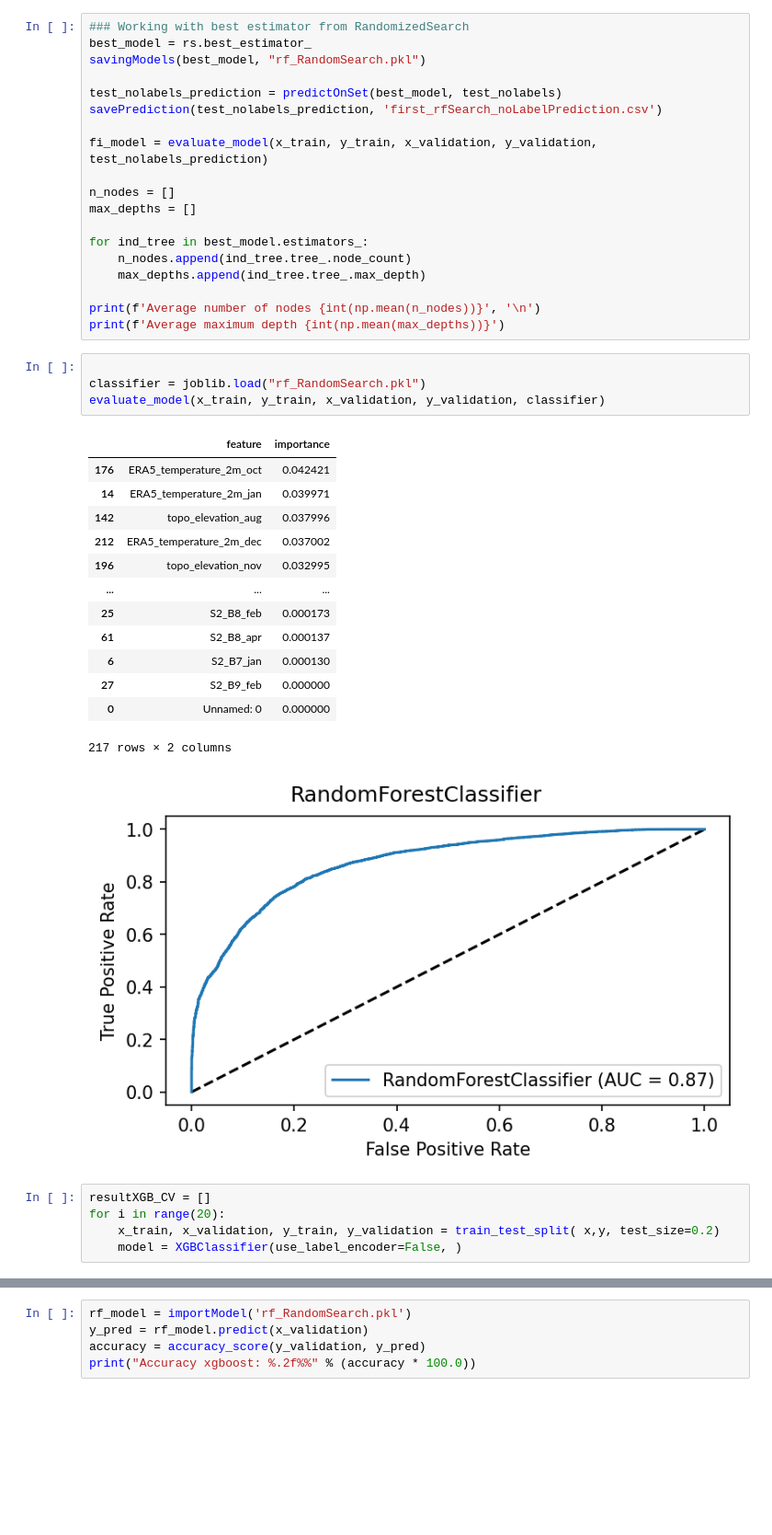
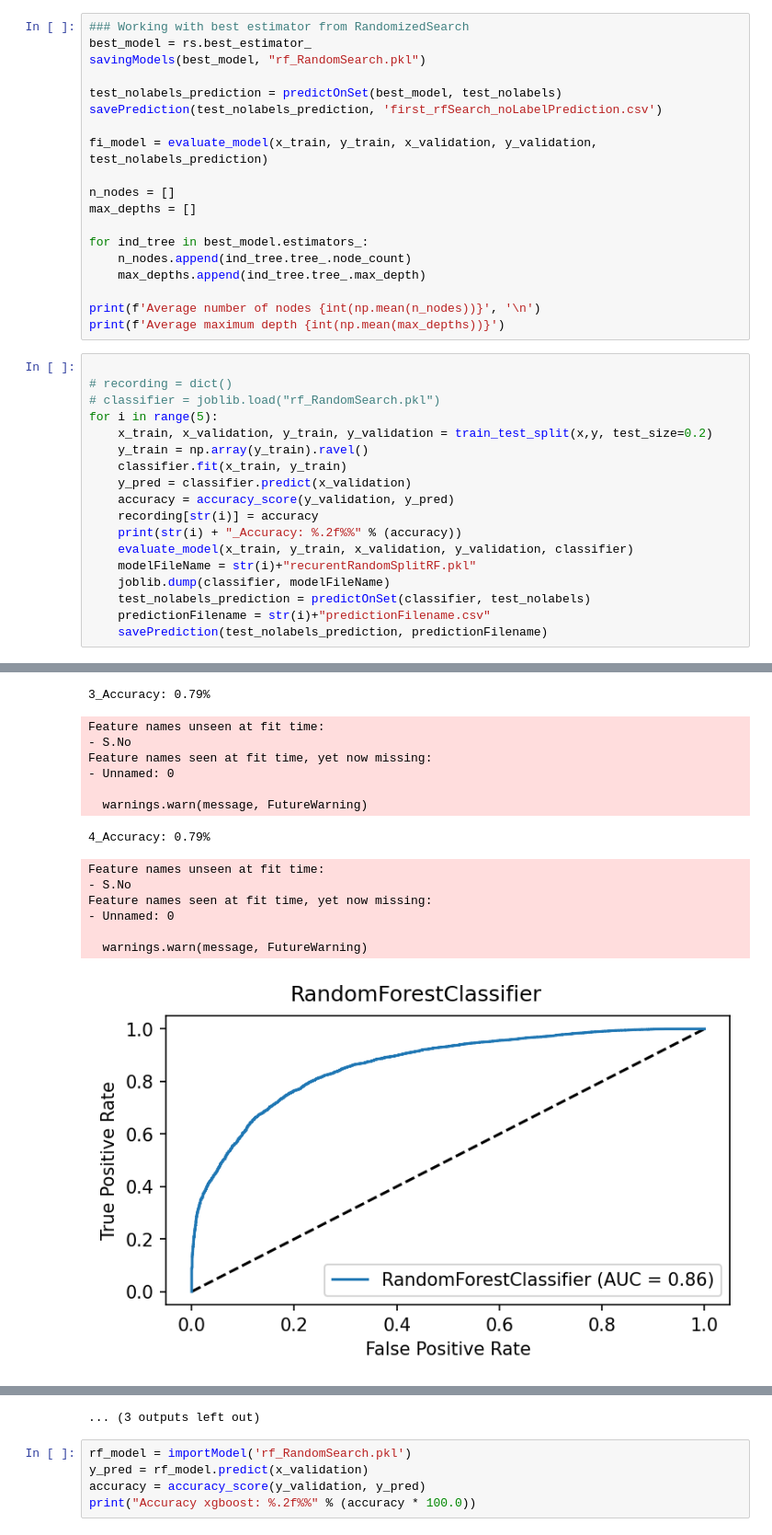
Before and after one commit to Abdielfer/Competition2, a Jupyter notebook: Competition2_kaggle.ipynb, the cells around one changed output, grey strips where cells are left out. Shown at 92% size. Saved outputs shown, nothing was run; the diff lists cells and outputs as text; blank space fills up the shorter version.

```diff
--- a/Competition2_kaggle.ipynb
+++ b/Competition2_kaggle.ipynb
@@ -186,27 +186,22 @@ for ind_tree in best_model.estimators_:
 
 print(f'Average number of nodes {int(np.mean(n_nodes))}', '\n')
 print(f'Average maximum depth {int(np.mean(max_depths))}')
-# %%
-
-classifier = joblib.load("rf_RandomSearch.pkl")
-evaluate_model(x_train, y_train, x_validation, y_validation, classifier)
-# %% [output]
-|  | feature | importance |
-| 176 | ERA5_temperature_2m_oct | 0.042421 |
-| 14 | ERA5_temperature_2m_jan | 0.039971 |
-| 142 | topo_elevation_aug | 0.037996 |
-| 212 | ERA5_temperature_2m_dec | 0.037002 |
-| 196 | topo_elevation_nov | 0.032995 |
-| ... | ... | ... |
-| 25 | S2_B8_feb | 0.000173 |
-| 61 | S2_B8_apr | 0.000137 |
-| 6 | S2_B7_jan | 0.000130 |
-| 27 | S2_B9_feb | 0.000000 |
-| 0 | Unnamed: 0 | 0.000000 |
-217 rows × 2 columns
-[figure, removed]
-# %%
-resultXGB_CV = []
-for i in range(20):
-    x_train, x_validation, y_train, y_validation = train_test_split( x,y, test_size=0.2)
-    model = XGBClassifier(use_label_encoder=False, )
+# %%
+
+# recording = dict()
+# classifier = joblib.load("rf_RandomSearch.pkl")
+for i in range(5):
+    x_train, x_validation, y_train, y_validation = train_test_split(x,y, test_size=0.2)
+    y_train = np.array(y_train).ravel()
+    classifier.fit(x_train, y_train)
+    y_pred = classifier.predict(x_validation)
+    accuracy = accuracy_score(y_validation, y_pred)
+    recording[str(i)] = accuracy
+    print(str(i) + "_Accuracy: %.2f%%" % (accuracy))
+    evaluate_model(x_train, y_train, x_validation, y_validation, classifier)
+    modelFileName = str(i)+"recurentRandomSplitRF.pkl"
+    joblib.dump(classifier, modelFileName)
+    test_nolabels_prediction = predictOnSet(classifier, test_nolabels)
+    predictionFilename = str(i)+"predictionFilename.csv"
+    savePrediction(test_nolabels_prediction, predictionFilename)
+# %% [output]
@@ -212,0 +229,15 @@ for i in range(20):
+3_Accuracy: 0.79%
+Feature names unseen at fit time:
+- S.No
+Feature names seen at fit time, yet now missing:
+- Unnamed: 0
+
+  warnings.warn(message, FutureWarning)
+4_Accuracy: 0.79%
+Feature names unseen at fit time:
+- S.No
+Feature names seen at fit time, yet now missing:
+- Unnamed: 0
+
+  warnings.warn(message, FutureWarning)
+[figure, added]
@@ -213,3 +245,4 @@ for i in range(20):
+... (3 outputs left out)
 # %%
 rf_model = importModel('rf_RandomSearch.pkl')
 y_pred = rf_model.predict(x_validation)
```
Also changed, not shown: parts of 14 cells of this notebook, 4 other files.
